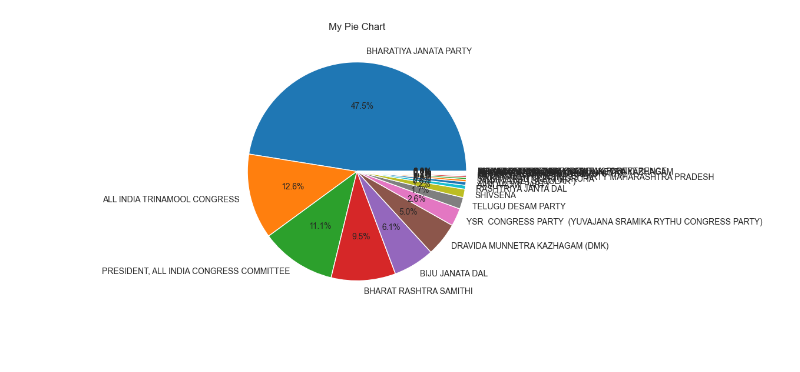
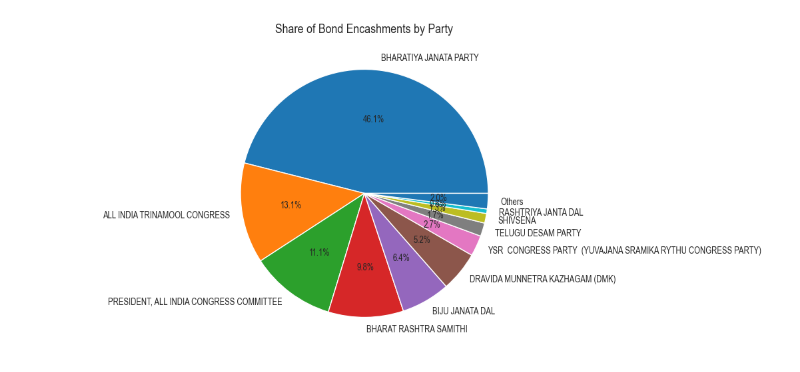
Before and after one commit to kkkarnav/electoralBonds, a Jupyter notebook: referenced_bonds_analysis.ipynb, the cells around one changed output. Drawn from its saved outputs; the diff is of its cells as text; code cells hidden in the pictures; blank space fills up the shorter version.

```diff
--- a/referenced_bonds_analysis.ipynb
+++ b/referenced_bonds_analysis.ipynb
@@ -13,4 +15,5 @@ import matplotlib.pyplot as plt
 # %%
 df_main = pd.read_csv("./referenced_data.csv")
-df_main.dropna()
+df_main.dropna(inplace=True)
+df_main
 # %% [output]
@@ -119,5 +139,5 @@ def plot_donut_chart(column, title='Donut Chart', color_map=None):
 # %%
-parties_agg = create_aggregate(df_main, ["Party"])
+parties_agg = create_aggregate(df_main, ["Party"]).reset_index(drop=True)
 parties_agg
 # %% [output]
 |  | Party | Denominations |
@@ -200,9 +268,17 @@ Name: count, dtype: int64
 # %%
 # plot_donut_chart(party_buyers_agg["Party"], color_map=Inferno256[len(party_buyers_agg["Party"].unique())])
-sns.set_style("darkgrid")
+first_ten = parties_agg.head(10)
+others_aggregated = pd.DataFrame({
+    'Party': ['Others'],
+    'Denominations': [parties_agg.iloc[10:]['Denominations'].sum()]
+})
+plot_parties_agg = pd.concat([first_ten, others_aggregated]).reset_index(drop=True)
+
 plt.figure(figsize=(6,8))
-plt.pie(parties_agg['Denominations'], labels=parties_agg['Party'], autopct='%1.1f%%')
-plt.title('My Pie Chart')
+plt.rcParams["font.size"] = 10
+plt.rcParams["font.stretch"] = "condensed"
+plt.pie(plot_parties_agg['Denominations'], labels=plot_parties_agg['Party'], autopct='%1.1f%%', startangle=0)
+plt.title('Share of Bond Encashments by Party', fontsize=14)
 plt.show()
 # %% [output]
-[figure, old version]
+[figure, new version]
```
Also changed, not shown: parts of 26 cells of this notebook, 7 other files.
